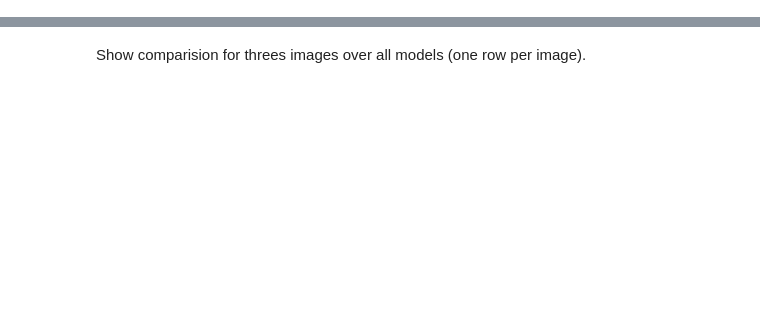
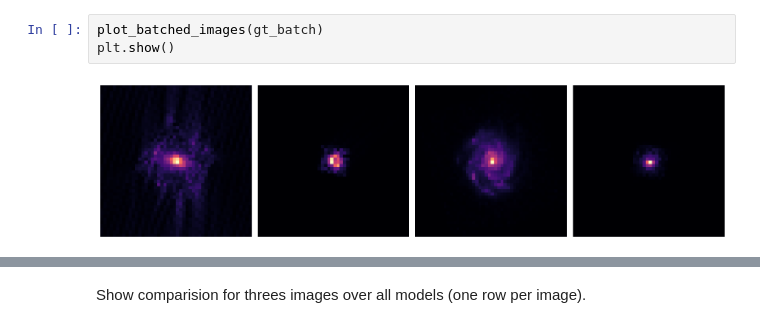
Before and after one commit to mbertagna/Galaxy-Deconv, a Jupyter notebook: final_report.ipynb, the cells around one changed output, grey strips where cells are left out. Cells and saved outputs as stored; diff of their text form; blank space fills up the shorter version.

```diff
--- a/final_report.ipynb
+++ b/final_report.ipynb
@@ -60,0 +207,5 @@ Show batch of output from model with ground truth.
+# %%
+plot_batched_images(gt_batch)
+plt.show()
+# %% [output]
+[figure, added]
```
Also changed, not shown: parts of 51 cells of this notebook.
